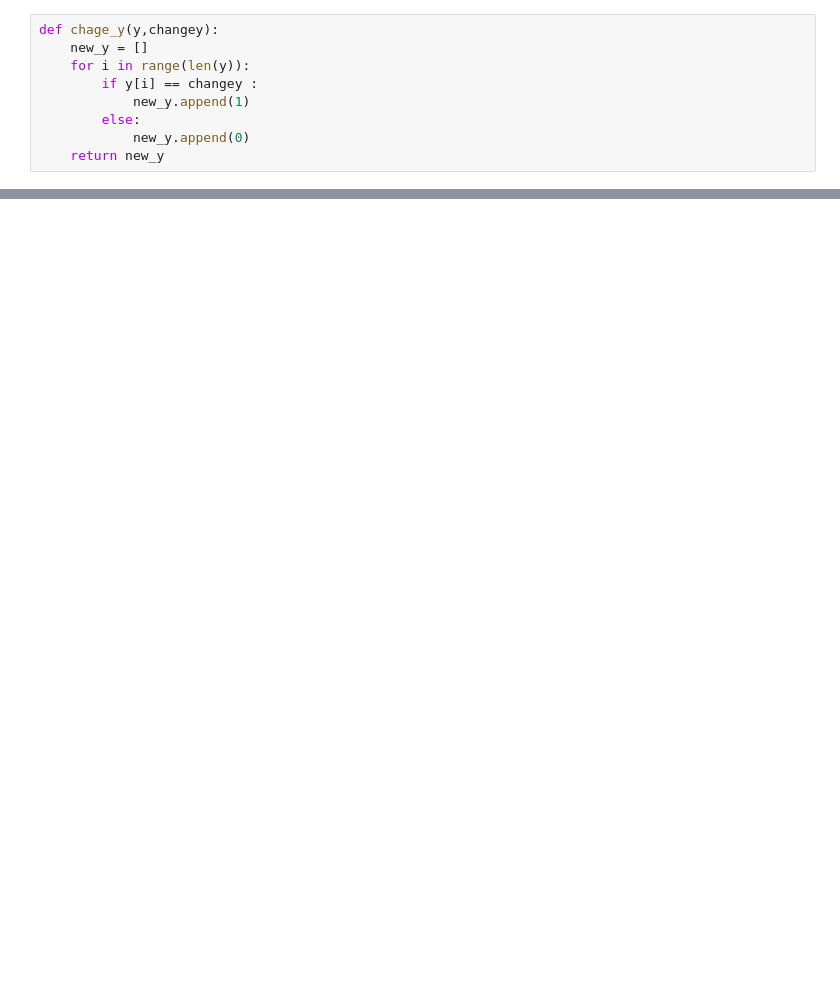
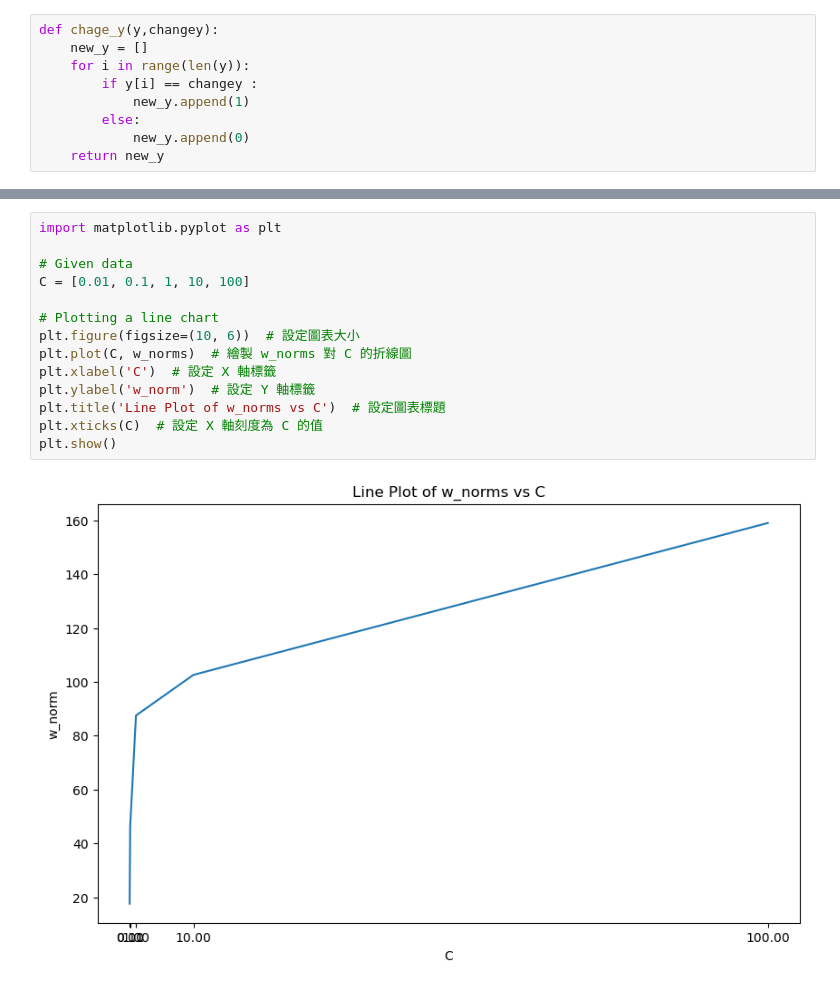
Before and after one commit to Mingyouliao/ML_homewor, a Jupyter notebook: ML_HW_5.ipynb, the cells around one changed output, grey strips where cells are left out. Saved outputs shown, nothing was run; the diff lists cells and outputs as text; blank space fills up the shorter version.

```diff
--- a/ML_HW_5.ipynb
+++ b/ML_HW_5.ipynb
@@ -48,0 +205,16 @@ Accuracy = 92% (1840/2000) (classification)
+# %%
+import matplotlib.pyplot as plt
+
+# Given data
+C = [0.01, 0.1, 1, 10, 100]
+
+# Plotting a line chart
+plt.figure(figsize=(10, 6))  # 設定圖表大小
+plt.plot(C, w_norms)  # 繪製 w_norms 對 C 的折線圖
+plt.xlabel('C')  # 設定 X 軸標籤
+plt.ylabel('w_norm')  # 設定 Y 軸標籤
+plt.title('Line Plot of w_norms vs C')  # 設定圖表標題
+plt.xticks(C)  # 設定 X 軸刻度為 C 的值
+plt.show()
+# %% [output]
+[figure, added]
```
Also changed, not shown: parts of 6 cells of this notebook.
